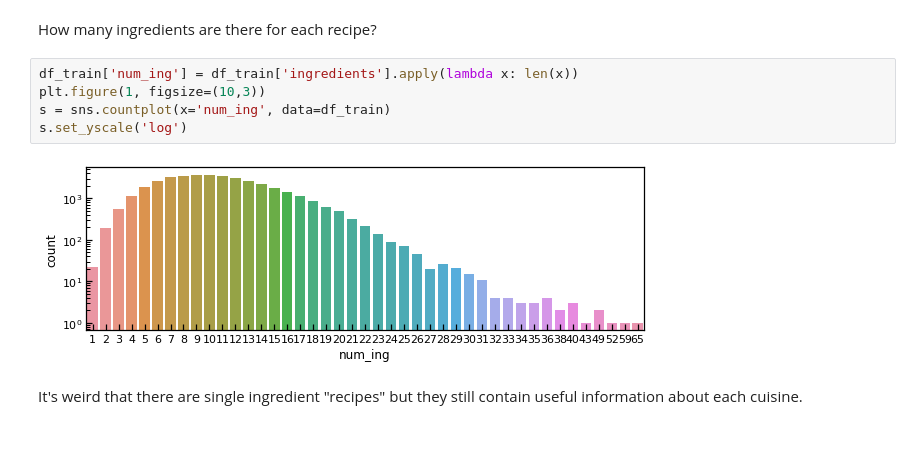
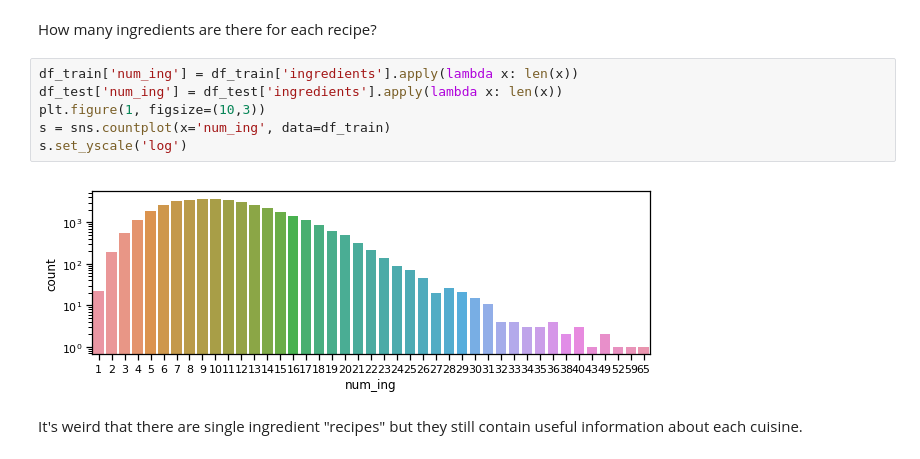
Before and after one commit to jieunchoi/yummly, a Jupyter notebook: predict_cuisine.ipynb, the cells around one changed output. Drawn from its saved outputs; the diff is of its cells as text.

```diff
--- a/predict_cuisine.ipynb
+++ b/predict_cuisine.ipynb
@@ -71,11 +82,12 @@ dtype: int64
 How many ingredients are there for each recipe?
 # %%
 df_train['num_ing'] = df_train['ingredients'].apply(lambda x: len(x))
+df_test['num_ing'] = df_test['ingredients'].apply(lambda x: len(x))
 plt.figure(1, figsize=(10,3))
 s = sns.countplot(x='num_ing', data=df_train)
 s.set_yscale('log')
 # %% [output]
-[figure, old version]
+[figure, new version]
 # %% [markdown]
 It's weird that there are single ingredient "recipes" but they still contain useful information about each cuisine.
 # %%
```
Also changed, not shown: parts of 58 cells of this notebook.
